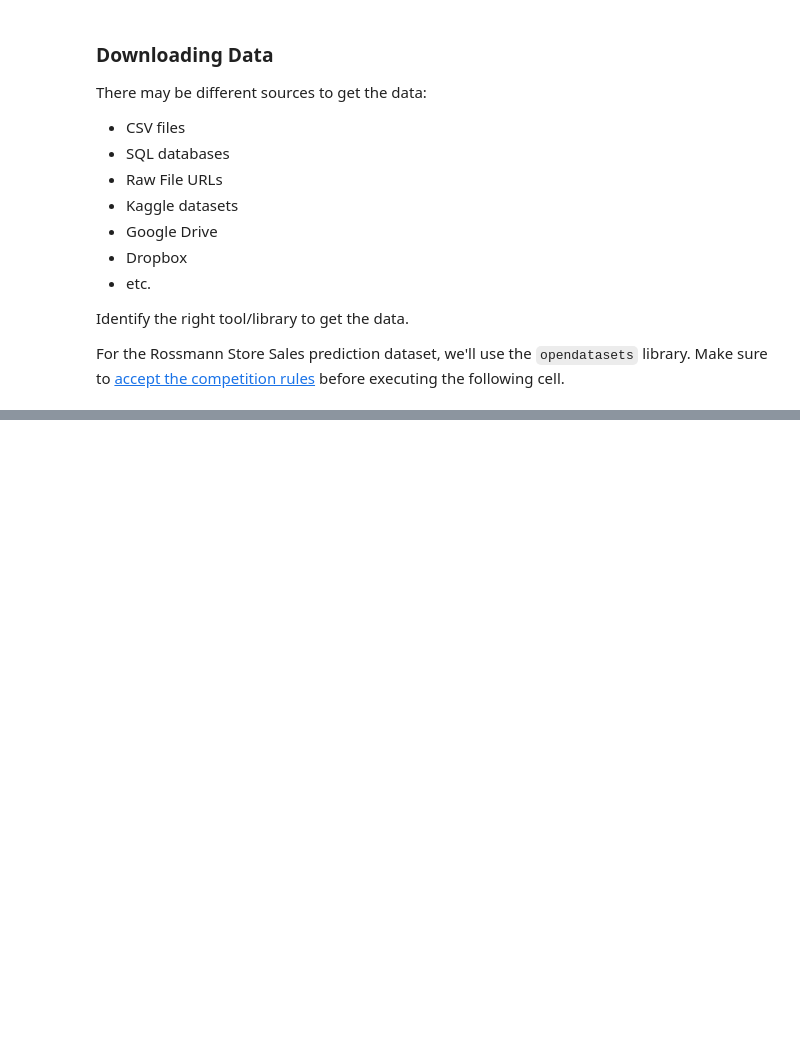
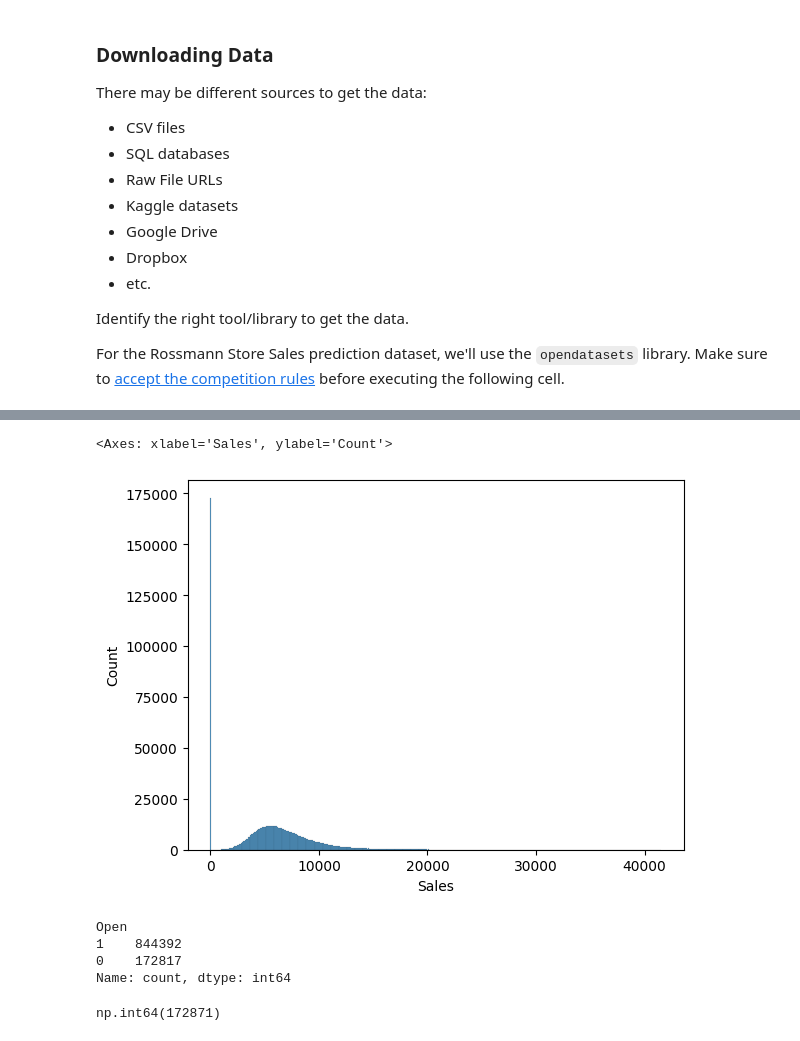
Before and after one commit to Vishnu-Das/MachineLearning, a Jupyter notebook: ML_Approach/approach.ipynb, the cells around one changed output, grey strips where cells are left out. Saved outputs shown, nothing was run; the diff lists cells and outputs as text; code cells hidden in the pictures; blank space fills up the shorter version.

```diff
--- a/ML_Approach/approach.ipynb
+++ b/ML_Approach/approach.ipynb
@@ -102,0 +112,5 @@ import opendatasets as od
+# %%
+import pandas as pd
+
+
+ross_df = pd.read_csv('./train.csv', low_memory=False)
@@ -102,0 +133,2 @@ import opendatasets as od
+# %%
+store_df = pd.read_csv('./store.csv')
@@ -102,0 +151,3 @@ import opendatasets as od
+# %%
+merged_df = ross_df.merge(store_df, how='left', on='Store')
+merged_df
@@ -102,0 +236,2 @@ import opendatasets as od
+# %%
+merged_df['Date'] = pd.to_datetime(merged_df.Date)
@@ -102,0 +258,17 @@ import opendatasets as od
+# %%
+import seaborn as sns
+sns.histplot(data=merged_df, x='Sales')
+# %% [output]
+<Axes: xlabel='Sales', ylabel='Count'>
+[figure, added]
+# %%
+merged_df.Open.value_counts()
+# %% [output]
+Open
+1    844392
+0    172817
+Name: count, dtype: int64
+# %%
+merged_df.Sales.value_counts()[0]
+# %% [output]
+np.int64(172871)
```
Also changed, not shown: parts of 119 cells of this notebook.
